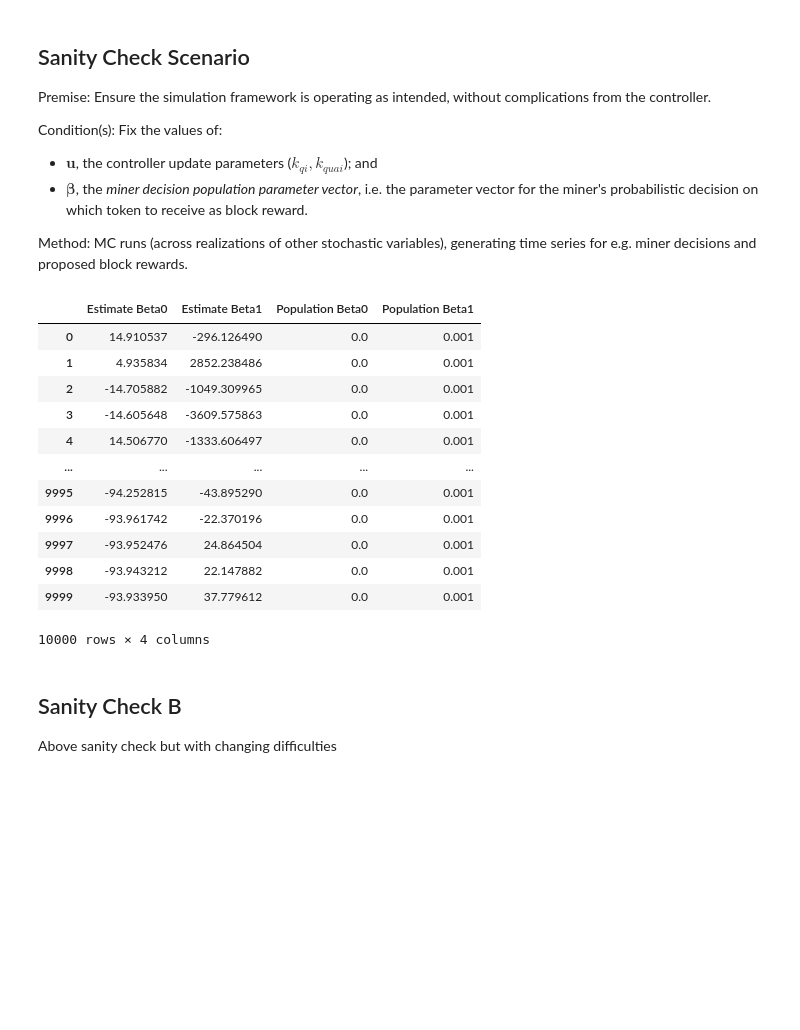
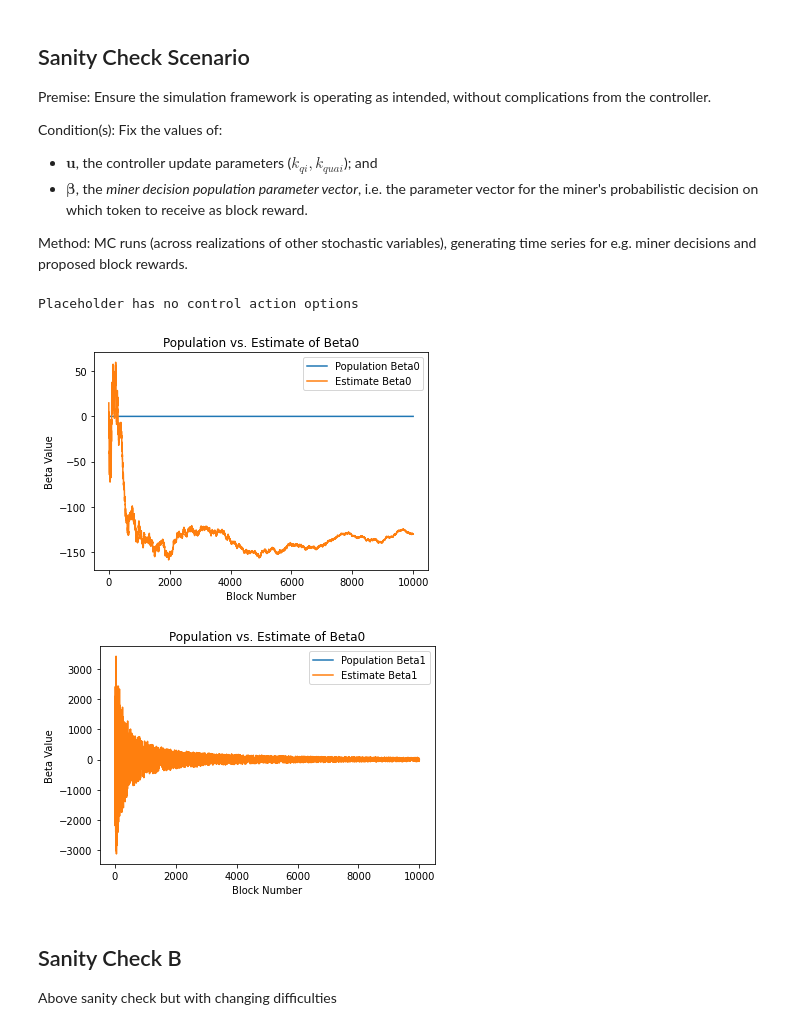
Before and after one commit to dominant-strategies/Quai-Macro-Model, a Jupyter notebook: Spec/Controller Basic Scenarios.ipynb, the cells around one changed output. Cells and saved outputs as stored; diff of their text form; code cells hidden in the pictures; blank space fills up the shorter version.

Commit message:
Visualization

```diff
--- a/Spec/Controller Basic Scenarios.ipynb
+++ b/Spec/Controller Basic Scenarios.ipynb
@@ -31,37 +28,28 @@ Condition(s): Fix the values of:
 
 Method: MC runs (across realizations of other stochastic variables), generating time series for e.g. miner decisions and proposed block rewards.
 # %%
+params_base["FP Mine Block Boundary Action"] = "Mine Block Boundary Action V2"
+msi = ms.build_implementation(params_base)
 state, params = msi.prepare_state_and_params(state_base, params_base, state_preperation_functions=[vesting_schedule_translate,
                                                                                                    build_logistic_classifier], parameter_preperation_functions=[])
 
 
 for _ in range(10000):
     # Set fixed values
     state["K Qi"] = 1
     state["K Quai"] = 500
     state["Population Mining Beta Vector"] = np.array([0, .001])
 
 
     msi.wiring["Mine Block Wiring"](state, params, [])
     msi.mechanisms["Log Simulation Data Mechanism"](state, params, [])
 
 df = pd.DataFrame(state["Simulation History Log"])
+plot_betas(df)
+# %% [output]
+Placeholder has no control action options
+[figure, added]
+[figure, added]
-# %%
-df
-# %% [output]
-|  | Estimate Beta0 | Estimate Beta1 | Population Beta0 | Population Beta1 |
-| 0 | 14.910537 | -296.126490 | 0.0 | 0.001 |
-| 1 | 4.935834 | 2852.238486 | 0.0 | 0.001 |
-| 2 | -14.705882 | -1049.309965 | 0.0 | 0.001 |
-| 3 | -14.605648 | -3609.575863 | 0.0 | 0.001 |
-| 4 | 14.506770 | -1333.606497 | 0.0 | 0.001 |
-| ... | ... | ... | ... | ... |
-| 9995 | -94.252815 | -43.895290 | 0.0 | 0.001 |
-| 9996 | -93.961742 | -22.370196 | 0.0 | 0.001 |
-| 9997 | -93.952476 | 24.864504 | 0.0 | 0.001 |
-| 9998 | -93.943212 | 22.147882 | 0.0 | 0.001 |
-| 9999 | -93.933950 | 37.779612 | 0.0 | 0.001 |
-10000 rows × 4 columns
 # %% [markdown]
 ## Sanity Check B
 
```
Also changed, not shown: parts of 4 cells of this notebook, 4 other files.
